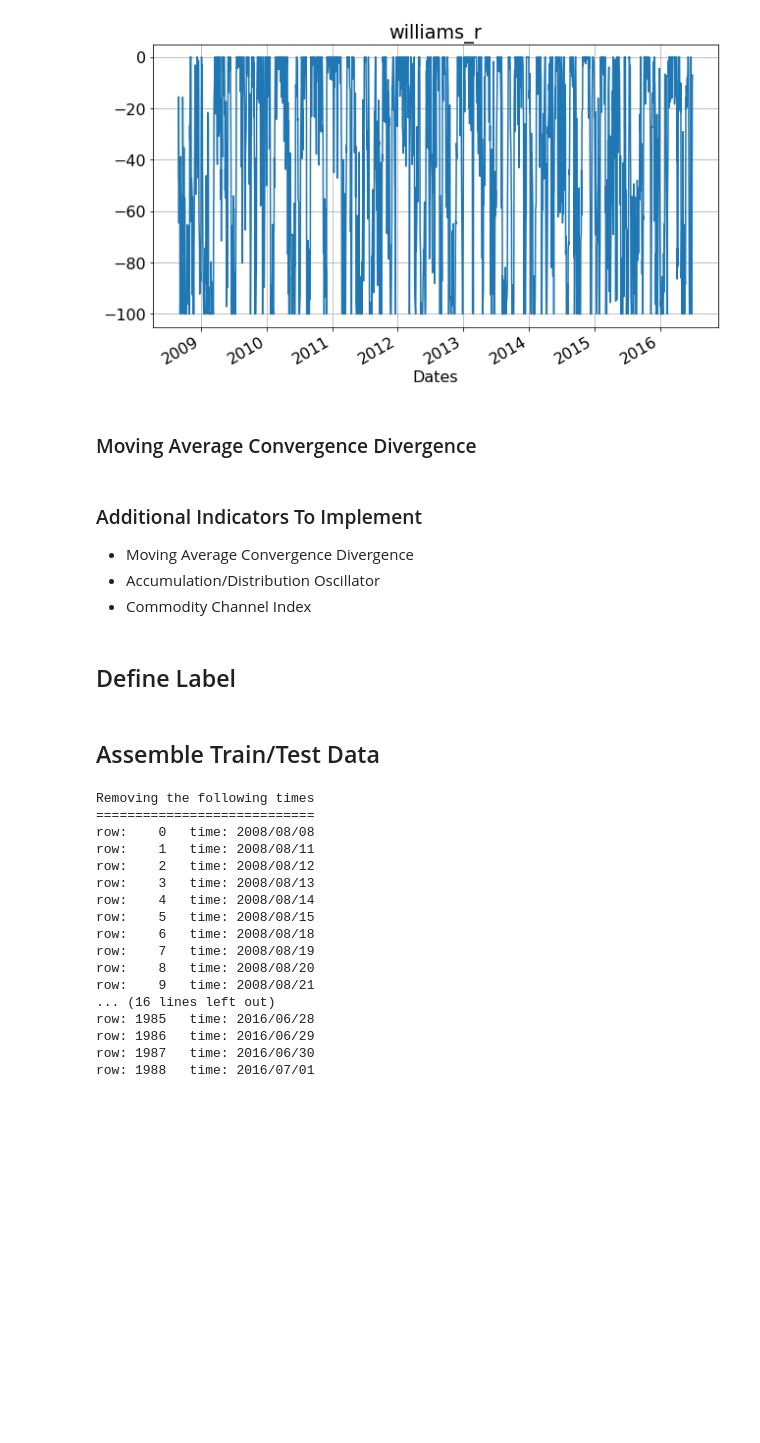
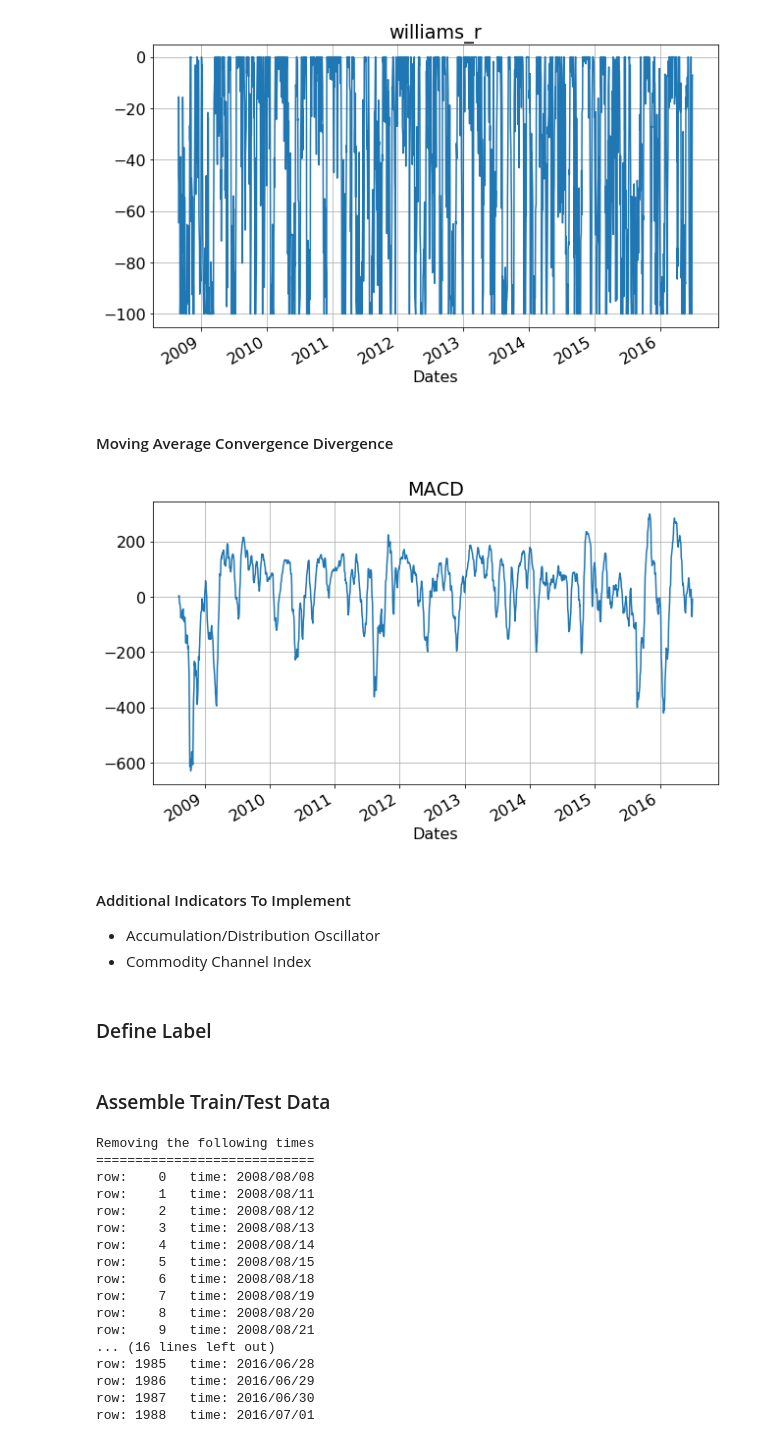
Before and after one commit to machar94/stockprediction, a Jupyter notebook: project.ipynb, the cells around one changed output. Cells and saved outputs as stored; diff of their text form; code cells hidden in the pictures; blank space fills up the shorter version.

Commit message:
Added data preparation for LSTM

```diff
--- a/project.ipynb
+++ b/project.ipynb
@@ -264,15 +241,20 @@ indicators[key][price < indicators[key]] = -1
 params['wma.window'] = 14
 key = str(params['wma.window'])+'WMA'
 
-w   = np.arange(1,params['wma.window']+1)
-wma = lambda x: ((w*x) / w.sum()).sum()
+def weighted_moving_average(price, dates, params, signals, key, plot=False, trend=False):
+    w   = np.arange(1, params['wma.window']+1)
+    wma = lambda x: ((w*x) / w.sum()).sum()
+    signals[key] = price.rolling(params['wma.window']).apply(wma, raw=True).to_numpy()
 
-indicators[key] = price.rolling(params['wma.window']).apply(wma, raw=True).to_numpy()
-plotIndicator(indicators[key], key, x=dates)
+    if plot:
+        plotIndicator(signals[key], key, x=dates)
 
-# Finally convert into an +1/-1 value
-indicators[key][price >= indicators[key]] = 1
-indicators[key][price < indicators[key]] = -1
+    # Finally convert into an +1/-1 value
+    if trend:
+        signals[key][price >= signals[key]] = 1
+        signals[key][price < signals[key]] = -1
+
+weighted_moving_average(price, dates, params, indicators, key, plot=True, trend=True)
 # %% [output]
 [figure]
 # %% [markdown]
@@ -426,14 +424,40 @@ indicators[key] = v
 # %% [output]
 [figure]
 # %% [markdown]
-### Moving Average Convergence Divergence
+#### Moving Average Convergence Divergence
+# %%
+# Implemented as in https://towardsdatascience.com/implementing-macd-in-python-cc9b2280126a
+key = 'MACD'
+
+def MACD(price, dates, params, signals, key, plot=False, trend=True):
+    ewa12 = price.ewm(span=12, adjust=False).mean()
+    ewa26 = price.ewm(span=26, adjust=False).mean()
+    macd = ewa12 - ewa26
+    signals[key] = macd.to_numpy()
+
+    if plot:
+        plotIndicator(signals[key], key, x=dates)
+
+    if trend:
+        v = macd.diff().to_numpy()
+
+        with warnings.catch_warnings():
+            # Comparison with nan values creates warnings
+            warnings.filterwarnings('ignore', 'invalid')
+            v[v >= 0] = 1
+            v[v < 0] = -1
+            verifyTrend(v)
+            signals[key] = v
+
+MACD(price, dates, params, indicators, key, plot=True, trend=True)
+# %% [output]
+[figure, added]
 # %% [markdown]
-### Additional Indicators To Implement
-- Moving Average Convergence Divergence
+#### Additional Indicators To Implement
 - Accumulation/Distribution Oscillator
 - Commodity Channel Index
 # %% [markdown]
-## Define Label
+### Define Label
 # %%
 # Days to predict ahead
 predict_ahead = 14
@@ -447,7 +471,7 @@ with warnings.catch_warnings():
     labels_raw[labels_raw >= 0] = 1
     labels_raw[labels_raw < 0] = -1
 # %% [markdown]
-## Assemble Train/Test Data
+### Assemble Train/Test Data
 # %%
 features_raw = np.hstack([value[:, None] for _, value in indicators.items()])
 
```
Also changed, not shown: parts of 29 cells of this notebook.
